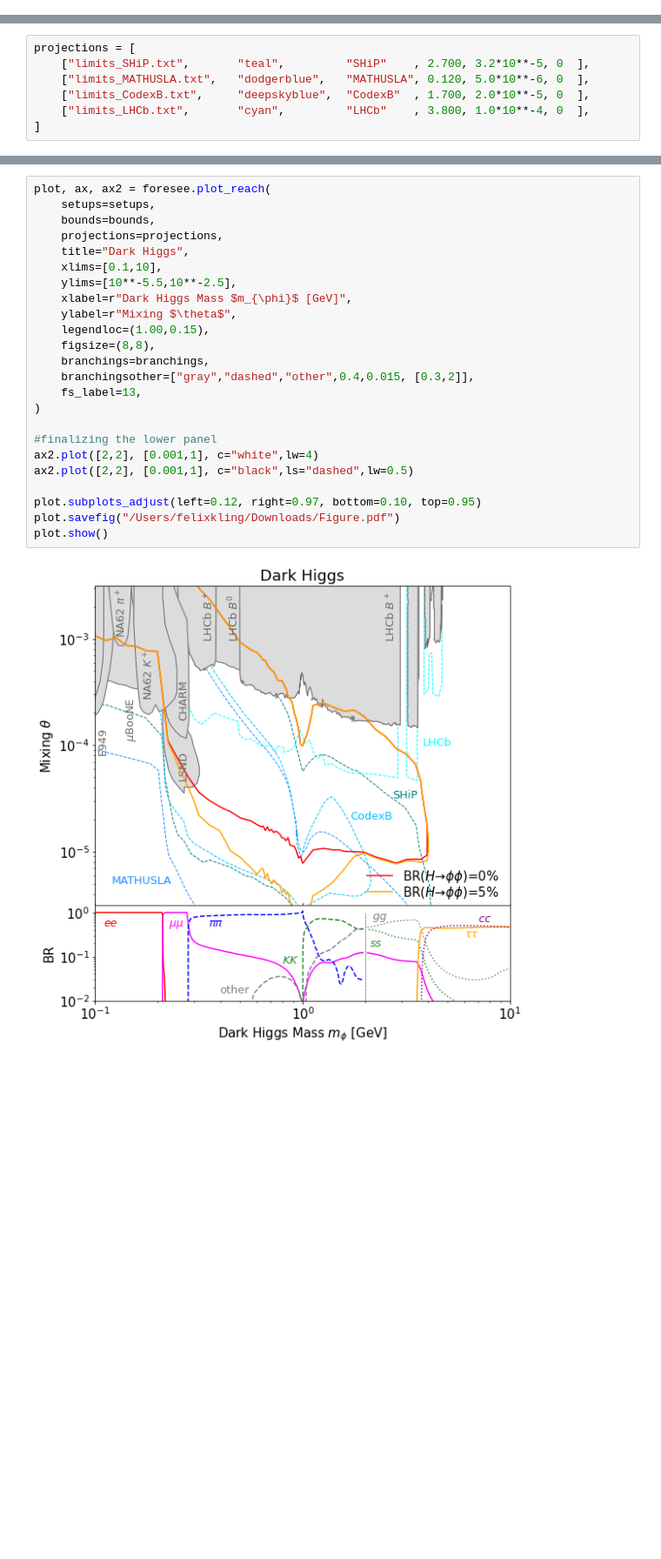
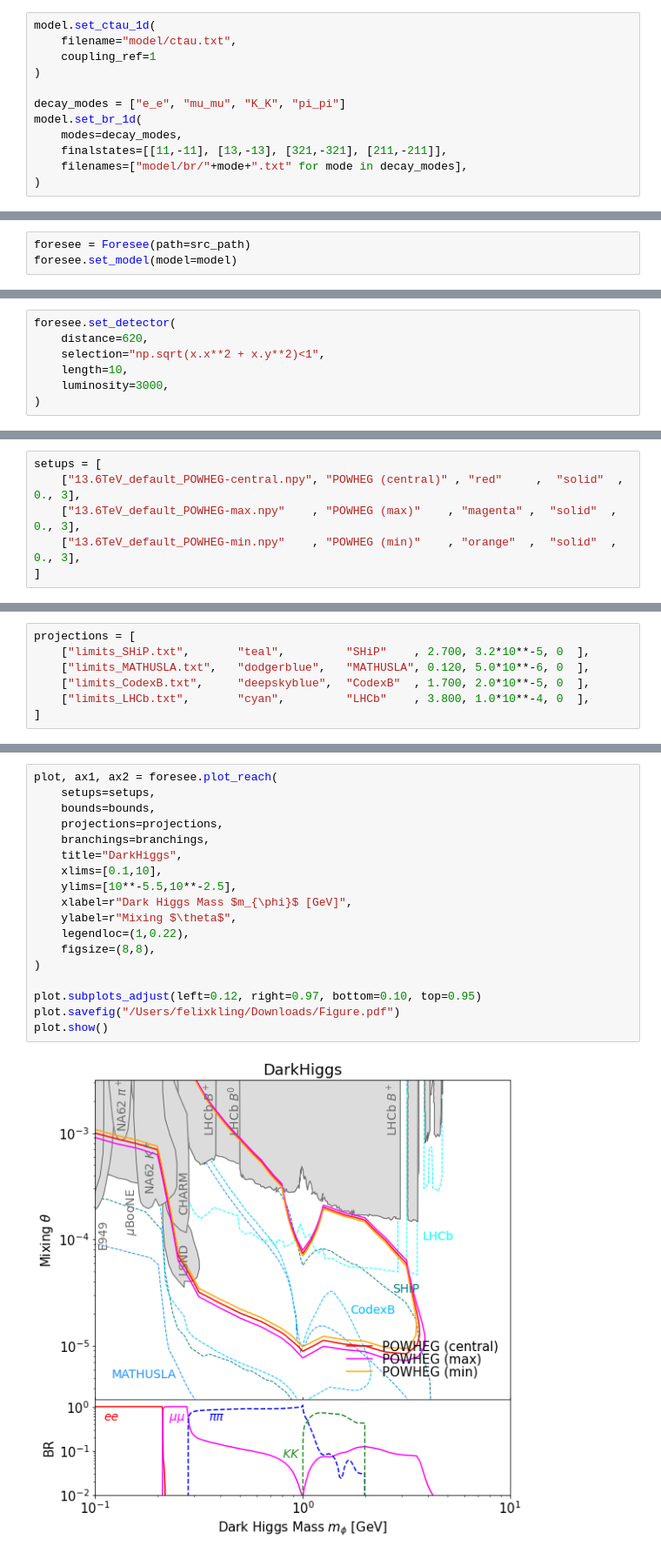
Before and after one commit to KlingFelix/FORESEE, a Jupyter notebook: Models/DarkHiggs/DarkHiggs.ipynb, the cells around one changed output, grey strips where cells are left out. Shown at 87% size. Drawn from its saved outputs; the diff is of its cells as text; blank space fills up the shorter version.

Commit message:
update Dark Higgs

```diff
--- a/Models/DarkHiggs/DarkHiggs.ipynb
+++ b/Models/DarkHiggs/DarkHiggs.ipynb
@@ -298,0 +150,12 @@ Then we specify all the existing bounds (filename in model/bounds directory, lab
+# %%
+model.set_ctau_1d(
+    filename="model/ctau.txt",
+    coupling_ref=1
+)
+
+decay_modes = ["e_e", "mu_mu", "K_K", "pi_pi"]
+model.set_br_1d(
+    modes=decay_modes,
+    finalstates=[[11,-11], [13,-13], [321,-321], [211,-211]],
+    filenames=["model/br/"+mode+".txt" for mode in decay_modes],
+)
@@ -298,0 +164,3 @@ Then we specify all the existing bounds (filename in model/bounds directory, lab
+# %%
+foresee = Foresee(path=src_path)
+foresee.set_model(model=model)
@@ -298,0 +199,7 @@ Then we specify all the existing bounds (filename in model/bounds directory, lab
+# %%
+foresee.set_detector(
+    distance=620,
+    selection="np.sqrt(x.x**2 + x.y**2)<1",
+    length=10,
+    luminosity=3000,
+)
@@ -298,0 +314,6 @@ Then we specify all the existing bounds (filename in model/bounds directory, lab
+# %%
+setups = [
+    ["13.6TeV_default_POWHEG-central.npy", "POWHEG (central)" , "red"     ,  "solid"  , 0., 3],
+    ["13.6TeV_default_POWHEG-max.npy"    , "POWHEG (max)"    , "magenta" ,  "solid"  , 0., 3],
+    ["13.6TeV_default_POWHEG-min.npy"    , "POWHEG (min)"    , "orange"  ,  "solid"  , 0., 3],
+]
@@ -322,26 +358,20 @@ Finally, we can plot everything using `foresee.plot_reach()`. It returns a matpl
 # %%
-plot, ax, ax2 = foresee.plot_reach(
+plot, ax1, ax2 = foresee.plot_reach(
     setups=setups,
     bounds=bounds,
     projections=projections,
-    title="Dark Higgs",
+    branchings=branchings,
+    title="DarkHiggs",
     xlims=[0.1,10],
     ylims=[10**-5.5,10**-2.5],
     xlabel=r"Dark Higgs Mass $m_{\phi}$ [GeV]",
     ylabel=r"Mixing $\theta$",
-    legendloc=(1.00,0.15),
+    legendloc=(1,0.22),
     figsize=(8,8),
-    branchings=branchings,
-    branchingsother=["gray","dashed","other",0.4,0.015, [0.3,2]],
-    fs_label=13,
 )
-
-#finalizing the lower panel
-ax2.plot([2,2], [0.001,1], c="white",lw=4)
-ax2.plot([2,2], [0.001,1], c="black",ls="dashed",lw=0.5)
 
 plot.subplots_adjust(left=0.12, right=0.97, bottom=0.10, top=0.95)
 plot.savefig("/Users/felixkling/Downloads/Figure.pdf")
 plot.show()
 # %% [output]
-[figure, old version]
+[figure, new version]
```
Also changed, not shown: parts of 81 cells of this notebook, 1 other file.
